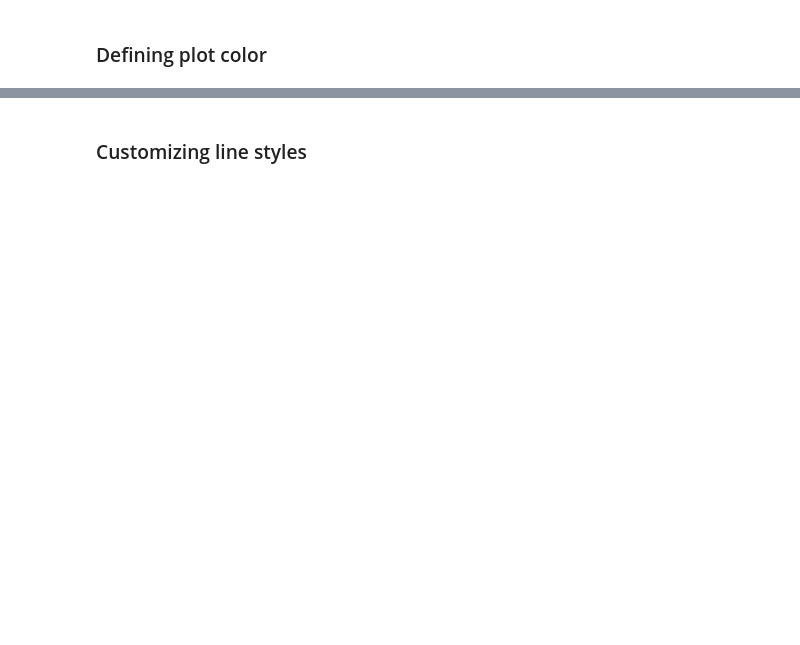
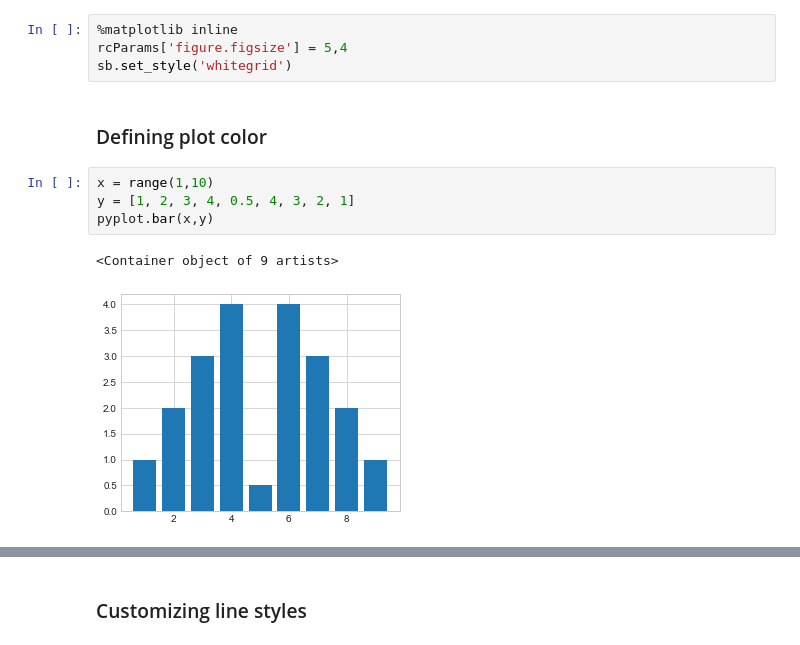
Before and after one commit to AdamHutchison/data-science, a Jupyter notebook: data_visualisation/plot_formatting.ipynb, the cells around one changed output, grey strips where cells are left out. Drawn from its saved outputs; the diff is of its cells as text; blank space fills up the shorter version.

Commit message:
Adds customising data plots notes

```diff
--- a/data_visualisation/plot_formatting.ipynb
+++ b/data_visualisation/plot_formatting.ipynb
@@ -4,2 +12,13 @@
+# %%
+%matplotlib inline
+rcParams['figure.figsize'] = 5,4
+sb.set_style('whitegrid')
 # %% [markdown]
 ### Defining plot color
+# %%
+x = range(1,10)
+y = [1, 2, 3, 4, 0.5, 4, 3, 2, 1]
+pyplot.bar(x,y)
+# %% [output]
+<Container object of 9 artists>
+[figure, added]
```
Also changed, not shown: parts of 9 cells of this notebook, 3 other files.
